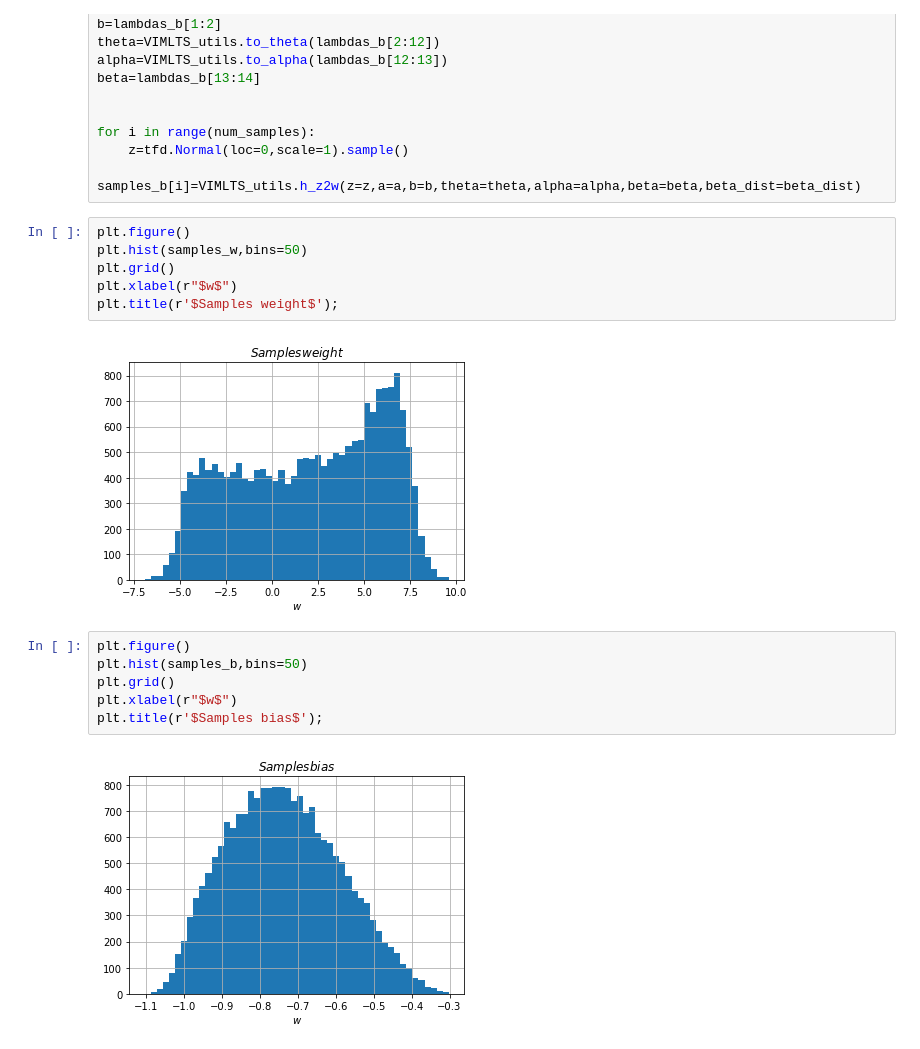
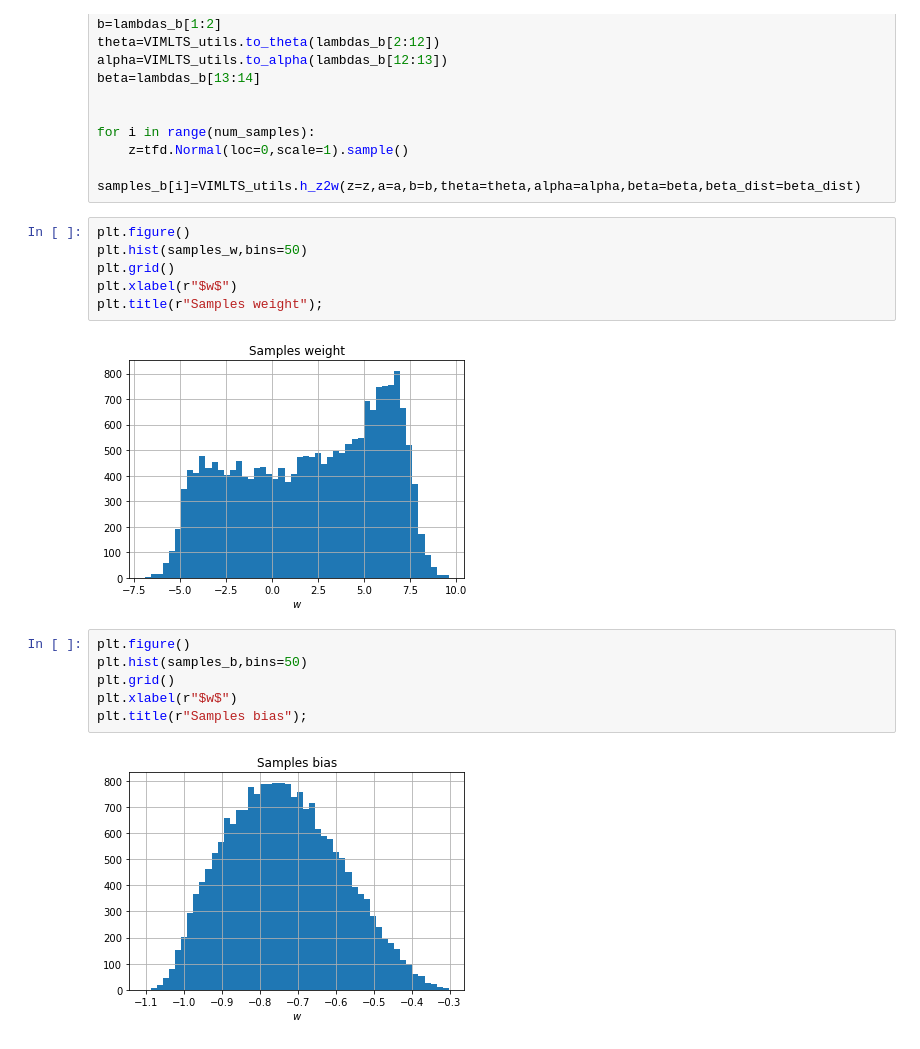
Before and after one commit to stefan1893/VIMLTS, a Jupyter notebook: ipynb/05_evaluate_variational_distributions.ipynb, the cells around one changed output. Cells and saved outputs as stored; diff of their text form.

Commit message:
created plots added

```diff
--- a/ipynb/05_evaluate_variational_distributions.ipynb
+++ b/ipynb/05_evaluate_variational_distributions.ipynb
@@ -147,16 +147,16 @@ for i in range(num_samples):
 # %%
 plt.figure()
 plt.hist(samples_w,bins=50)
 plt.grid()
 plt.xlabel(r"$w$")
-plt.title(r'$Samples weight$');
+plt.title(r"Samples weight");
 # %% [output]
-[figure, old version]
+[figure, new version]
 # %%
 plt.figure()
 plt.hist(samples_b,bins=50)
 plt.grid()
 plt.xlabel(r"$w$")
-plt.title(r'$Samples bias$');
+plt.title(r"Samples bias");
 # %% [output]
-[figure, old version]
+[figure, new version]
```
Also changed, not shown: parts of 2 cells of this notebook, 33 other files.
